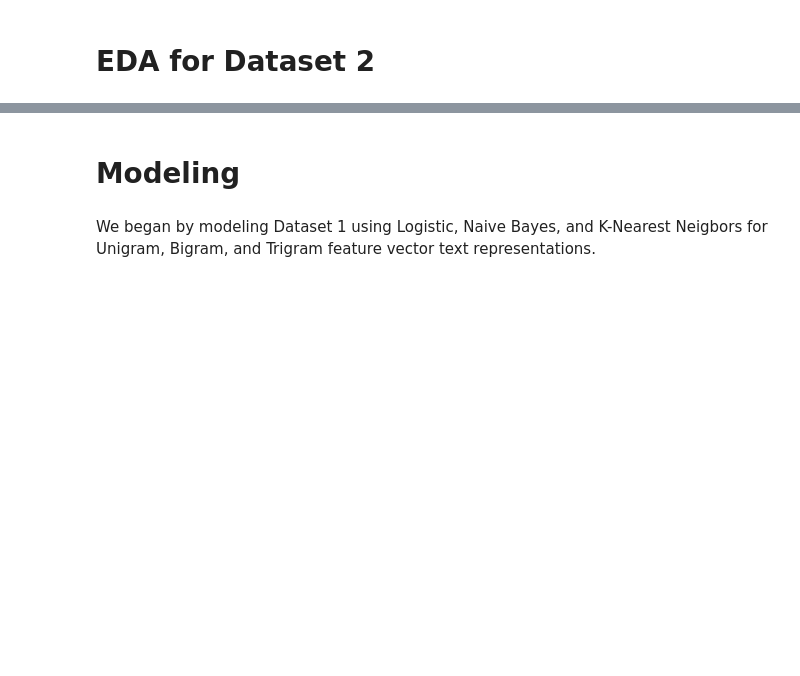
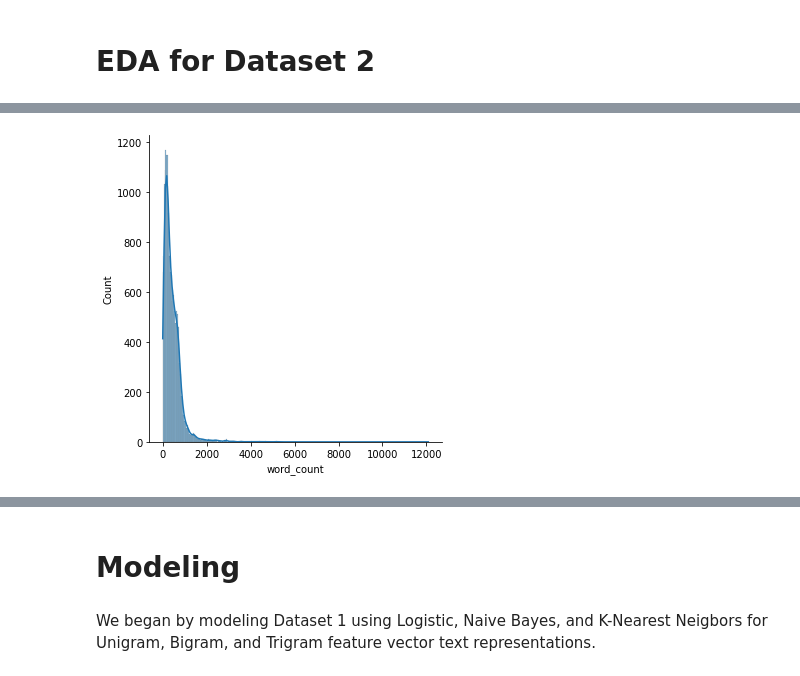
Before and after one commit to akikoiwamizu/w207-project, a Jupyter notebook: final_submission.ipynb, the cells around one changed output, grey strips where cells are left out. Cells and saved outputs as stored; diff of their text form; code cells hidden in the pictures; blank space fills up the shorter version.

```diff
--- a/final_submission.ipynb
+++ b/final_submission.ipynb
@@ -707,5 +797,7 @@ fig = plt.gcf()
 # %%
 # Distribution of the word count of the clean text values of the news data.
-df["word_count"] = df["clean_text"].apply(lambda x: len(str(x).split()))
-sns.displot(df["word_count"], kde=True)
+df_test2_filtered["word_count"] = df_test2_filtered["clean_text"].apply(lambda x: len(str(x).split()))
+sns.displot(df_test2_filtered["word_count"], kde=True)
 fig = plt.gcf()
+# %% [output]
+[figure, added]
```
Also changed, not shown: parts of 62 cells of this notebook.
